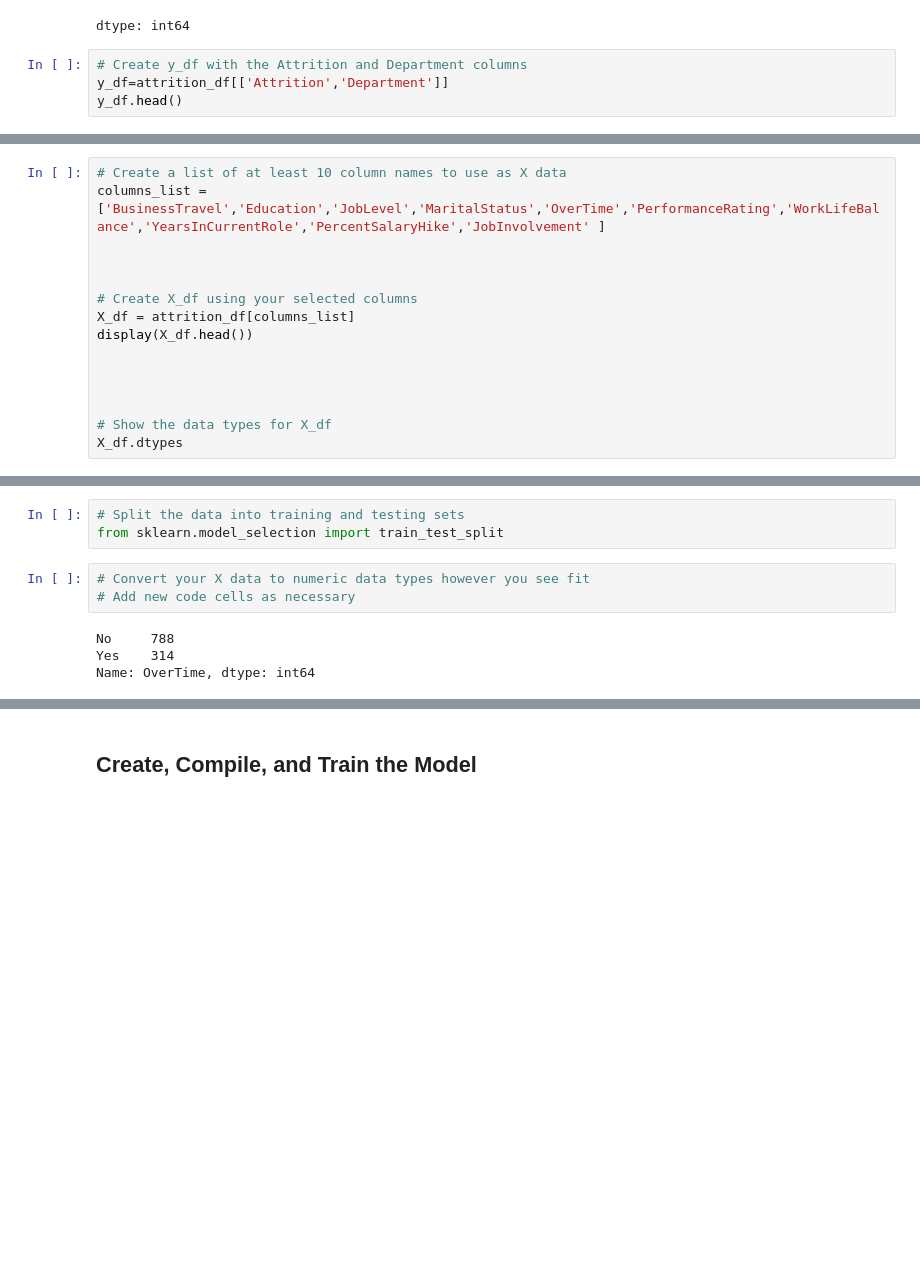
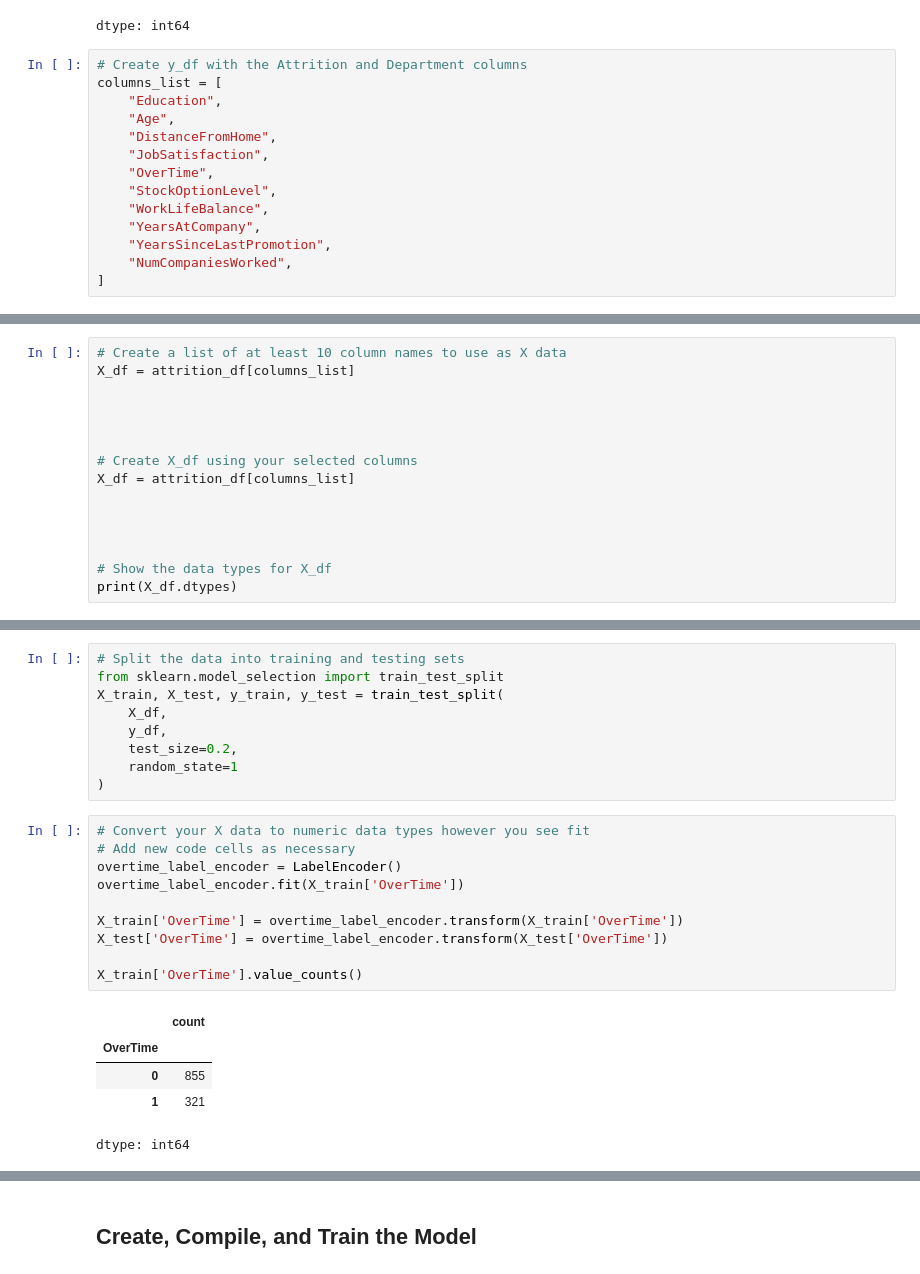
Before and after one commit to Reggiewright97/Neural-Network-Challenge-2, a Jupyter notebook: attrition.ipynb, the cells around one changed output, grey strips where cells are left out. Cells and saved outputs as stored; diff of their text form; blank space fills up the shorter version.

```diff
--- a/attrition.ipynb
+++ b/attrition.ipynb
@@ -46,5 +48,15 @@ attrition_df.nunique()
 dtype: int64
 # %%
 # Create y_df with the Attrition and Department columns
-y_df=attrition_df[['Attrition','Department']]
-y_df.head()
+columns_list = [
+    "Education",
+    "Age",
+    "DistanceFromHome",
+    "JobSatisfaction",
+    "OverTime",
+    "StockOptionLevel",
+    "WorkLifeBalance",
+    "YearsAtCompany",
+    "YearsSinceLastPromotion",
+    "NumCompaniesWorked",
+]
@@ -58,16 +63,16 @@ y_df.head()
 # %%
 # Create a list of at least 10 column names to use as X data
-columns_list = ['BusinessTravel','Education','JobLevel','MaritalStatus','OverTime','PerformanceRating','WorkLifeBalance','YearsInCurrentRole','PercentSalaryHike','JobInvolvement' ]
+X_df = attrition_df[columns_list]
+
 
 
 
 # Create X_df using your selected columns
 X_df = attrition_df[columns_list]
-display(X_df.head())
 
 
 
 
 # Show the data types for X_df
-X_df.dtypes
+print(X_df.dtypes)
 # %% [output]
@@ -92,12 +90,27 @@ dtype: object
 # %%
 # Split the data into training and testing sets
 from sklearn.model_selection import train_test_split
+X_train, X_test, y_train, y_test = train_test_split(
+    X_df,
+    y_df,
+    test_size=0.2,
+    random_state=1
+)
 # %%
 # Convert your X data to numeric data types however you see fit
 # Add new code cells as necessary
+overtime_label_encoder = LabelEncoder()
+overtime_label_encoder.fit(X_train['OverTime'])
+
+X_train['OverTime'] = overtime_label_encoder.transform(X_train['OverTime'])
+X_test['OverTime'] = overtime_label_encoder.transform(X_test['OverTime'])
+
+X_train['OverTime'].value_counts()
 # %% [output]
+|  | count |
+| OverTime |  |
+| 0 | 855 |
+| 1 | 321 |
-No     788
-Yes    314
-Name: OverTime, dtype: int64
+dtype: int64
 # %%
 # Create a StandardScaler
```
Also changed, not shown: parts of 17 cells of this notebook.
